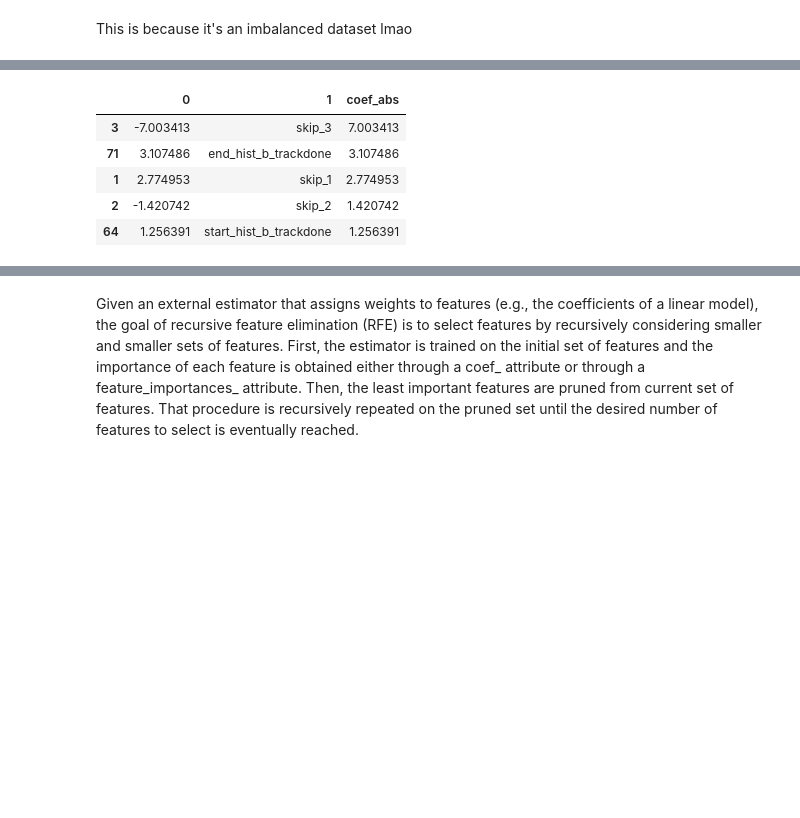
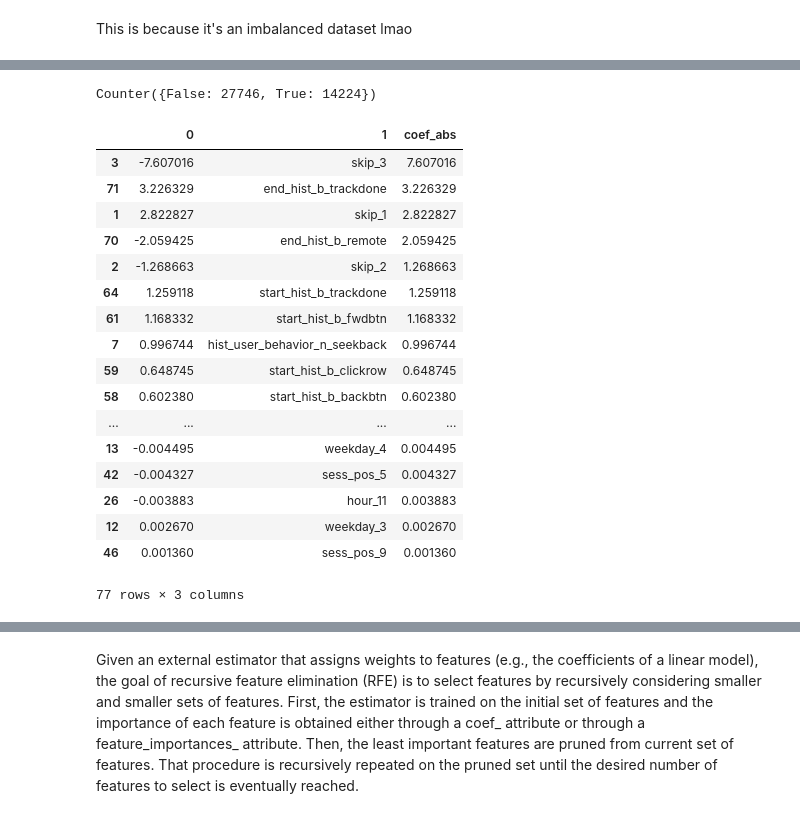
Before and after one commit to cjenniferwong/spotify_skip_predictor, a Jupyter notebook: Initial_EDA_jennwong.ipynb, the cells around one changed output, grey strips where cells are left out. Cells and saved outputs as stored; diff of their text form; code cells hidden in the pictures; blank space fills up the shorter version.

```diff
--- a/Initial_EDA_jennwong.ipynb
+++ b/Initial_EDA_jennwong.ipynb
@@ -238,16 +306,32 @@ accuracy_score(lr_model.predict(x_test), y_test)
+# %%
+Counter(lr_model.predict(x_test))
+# %% [output]
+Counter({False: 27746, True: 14224})
 # %%
 # sorted(list(zip(lr_model.coef_[0], x_features.columns)), key= lambda x: abs(x[0]), reverse = True)
 lr_coef_df = pd.DataFrame(list(zip(lr_model.coef_[0], x_features.columns)))
 lr_coef_df['coef_abs'] = abs(lr_coef_df.iloc[:,0])
 lr_coef_df.sort_values('coef_abs', ascending= False, inplace = True)
-lr_coef_df.head()
+lr_coef_df
 # %% [output]
 |  | 0 | 1 | coef_abs |
-| 3 | -7.003413 | skip_3 | 7.003413 |
-| 71 | 3.107486 | end_hist_b_trackdone | 3.107486 |
-| 1 | 2.774953 | skip_1 | 2.774953 |
-| 2 | -1.420742 | skip_2 | 1.420742 |
-| 64 | 1.256391 | start_hist_b_trackdone | 1.256391 |
+| 3 | -7.607016 | skip_3 | 7.607016 |
+| 71 | 3.226329 | end_hist_b_trackdone | 3.226329 |
+| 1 | 2.822827 | skip_1 | 2.822827 |
+| 70 | -2.059425 | end_hist_b_remote | 2.059425 |
+| 2 | -1.268663 | skip_2 | 1.268663 |
+| 64 | 1.259118 | start_hist_b_trackdone | 1.259118 |
+| 61 | 1.168332 | start_hist_b_fwdbtn | 1.168332 |
+| 7 | 0.996744 | hist_user_behavior_n_seekback | 0.996744 |
+| 59 | 0.648745 | start_hist_b_clickrow | 0.648745 |
+| 58 | 0.602380 | start_hist_b_backbtn | 0.602380 |
+| ... | ... | ... | ... |
+| 13 | -0.004495 | weekday_4 | 0.004495 |
+| 42 | -0.004327 | sess_pos_5 | 0.004327 |
+| 26 | -0.003883 | hour_11 | 0.003883 |
+| 12 | 0.002670 | weekday_3 | 0.002670 |
+| 46 | 0.001360 | sess_pos_9 | 0.001360 |
+77 rows × 3 columns
 # %%
 # I would be interested to see how well i can predict if i just had the skip_3 column
 # %%
```
Also changed, not shown: parts of 11 cells of this notebook, 1 other file.
